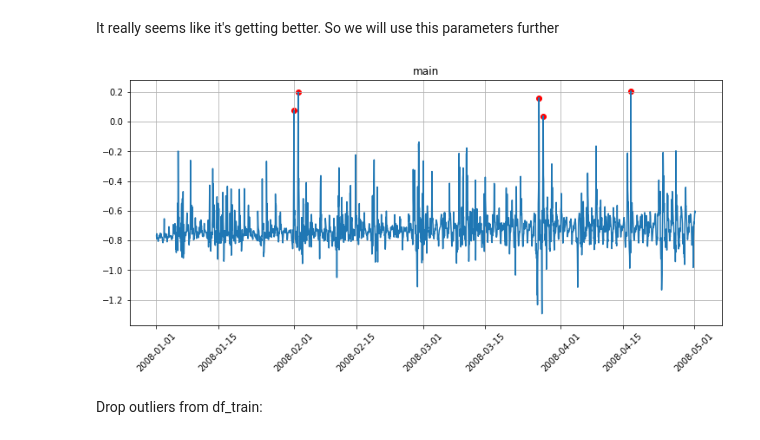
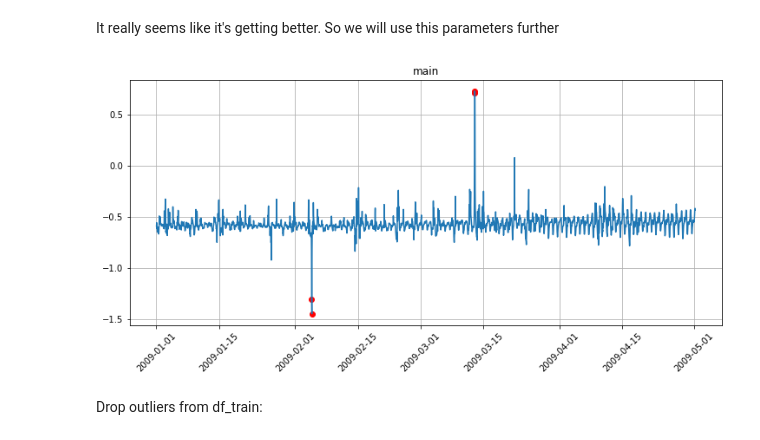
Before and after one commit to OkoksNeDam/geoinformation-data-forecasting, a Jupyter notebook: prophet.ipynb, the cells around one changed output. Cells and saved outputs as stored; diff of their text form; code cells hidden in the pictures.

```diff
--- a/prophet.ipynb
+++ b/prophet.ipynb
@@ -397,10 +410,10 @@ interactive(children=(IntSlider(value=100, continuous_update=False, description=
 # %% [markdown]
 It really seems like it's getting better. So we will use this parameters further
 # %%
-anomaly_dict_final = get_anomalies_median(ts_etna, window_size=5200, alpha=7.5)
-plot_anomalies(ts_etna, anomaly_dict_final, start='2008-01-01 01:00:00', end='2008-05-01 05:00:00')
+anomaly_dict_final = get_anomalies_median(ts_etna, window_size=5750, alpha=7)
+plot_anomalies(ts_etna, anomaly_dict_final, start='2009-01-01 01:00:00', end='2009-05-01 05:00:00')
 # %% [output]
-[figure, old version]
+[figure, new version]
 # %% [markdown]
 Drop outliers from df_train:
 # %%
```
Also changed, not shown: parts of 18 cells of this notebook.
